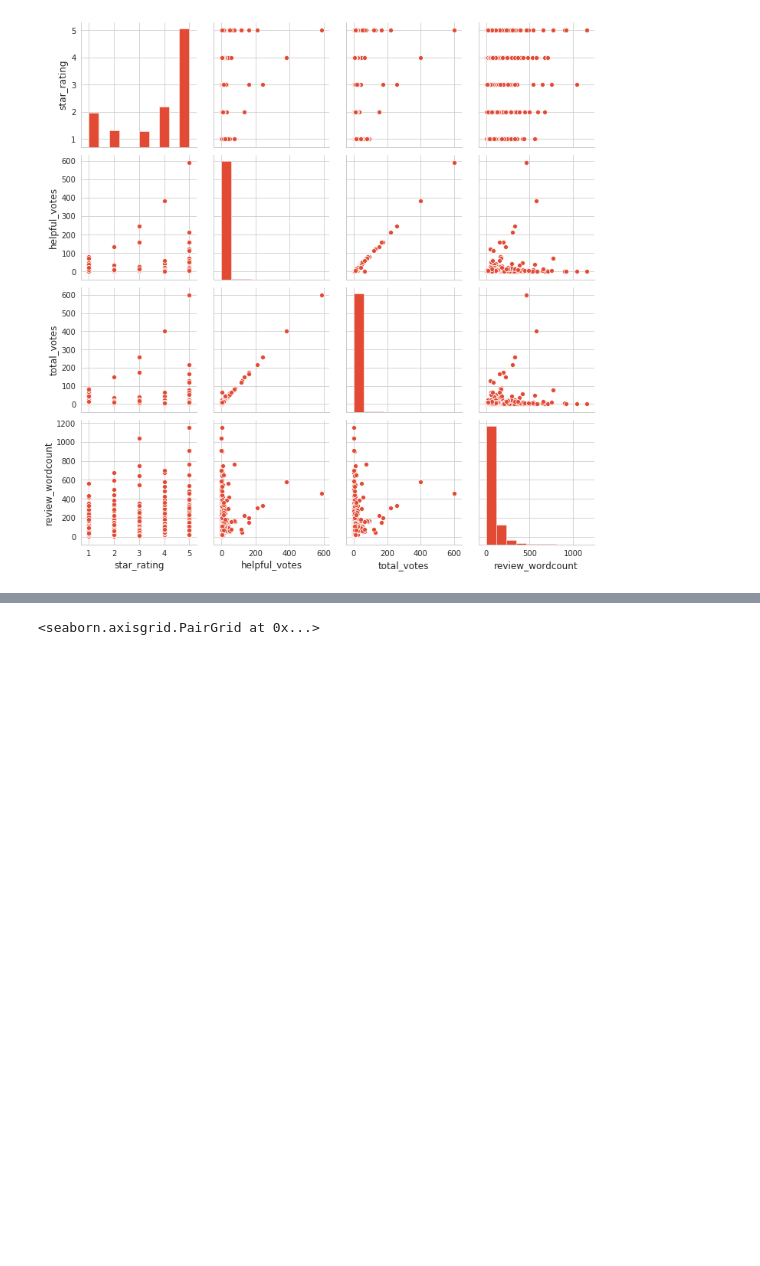
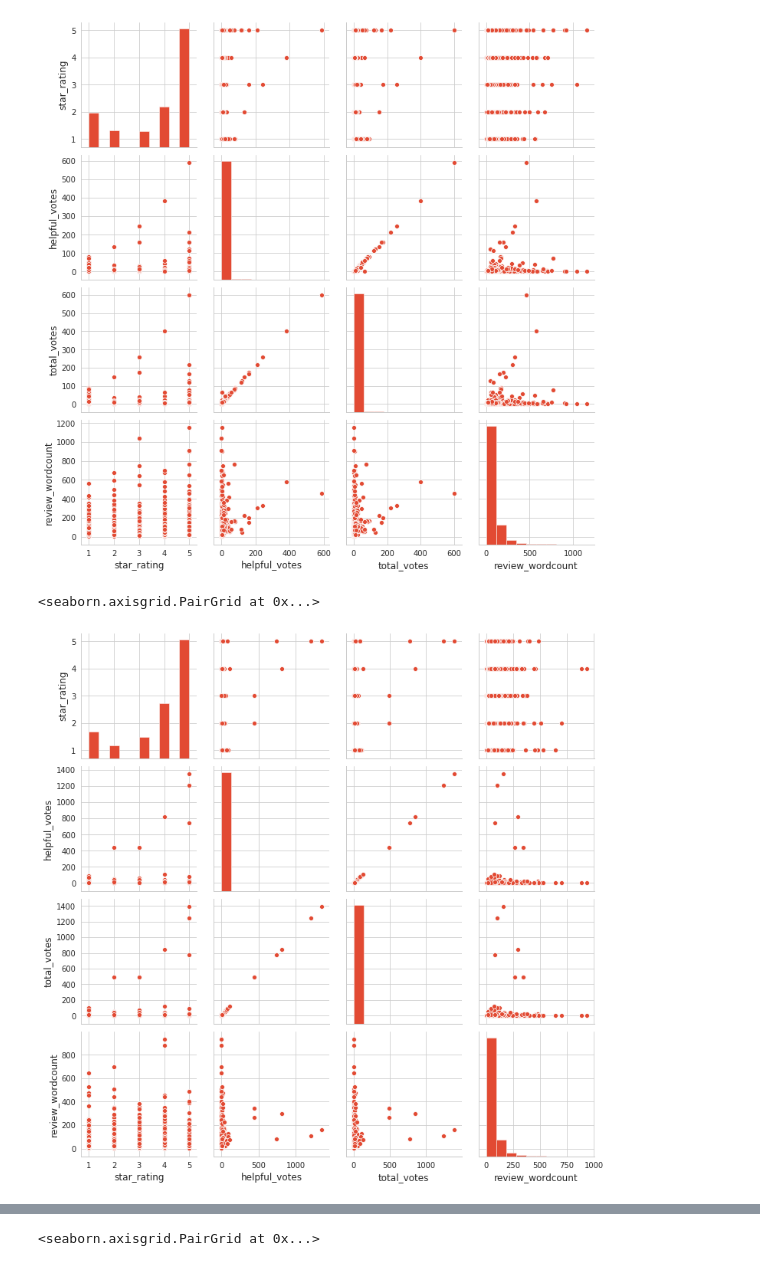
Before and after one commit to GrilledJeez/amazon_product_feature_analysis, a Jupyter notebook: EDA_&_Data_wrangling.ipynb, the cells around one changed output, grey strips where cells are left out. Cells and saved outputs as stored; diff of their text form; code cells hidden in the pictures; blank space fills up the shorter version.

```diff
--- a/EDA_&_Data_wrangling.ipynb
+++ b/EDA_&_Data_wrangling.ipynb
@@ -147 +175,16 @@ df_num = df[['star_rating', 'helpful_votes', 'total_votes', 'review_date', 'revi
+# %%
+df1['review_wordcount'] = review_words1
+df_obj1 = ['marketplace', 'customer_id', 'review_id', 'product_id', 'verified_purchase',
+          'review_headline', 'review_body']
+df_num1 = df1[['star_rating', 'helpful_votes', 'total_votes', 'review_date', 'review_wordcount']]
+
+df2['review_wordcount'] = review_words2
+df_obj2 = ['marketplace', 'customer_id', 'review_id', 'product_id', 'verified_purchase',
+          'review_headline', 'review_body']
+df_num2 = df2[['star_rating', 'helpful_votes', 'total_votes', 'review_date', 'review_wordcount']]
+
+df3['review_wordcount'] = review_words3
+df_obj3 = ['marketplace', 'customer_id', 'review_id', 'product_id', 'verified_purchase',
+          'review_headline', 'review_body']
+df_num3 = df3[['star_rating', 'helpful_votes', 'total_votes', 'review_date', 'review_wordcount']]
 # %%
@@ -149,3 +192,8 @@ sns.pairplot(df_num)
 # %% [output]
 <seaborn.axisgrid.PairGrid at 0x...>
 [figure]
+# %%
+sns.pairplot(df_num2)
+# %% [output]
+<seaborn.axisgrid.PairGrid at 0x...>
+[figure, added]
```
Also changed, not shown: parts of 42 cells of this notebook, 3 other files.
